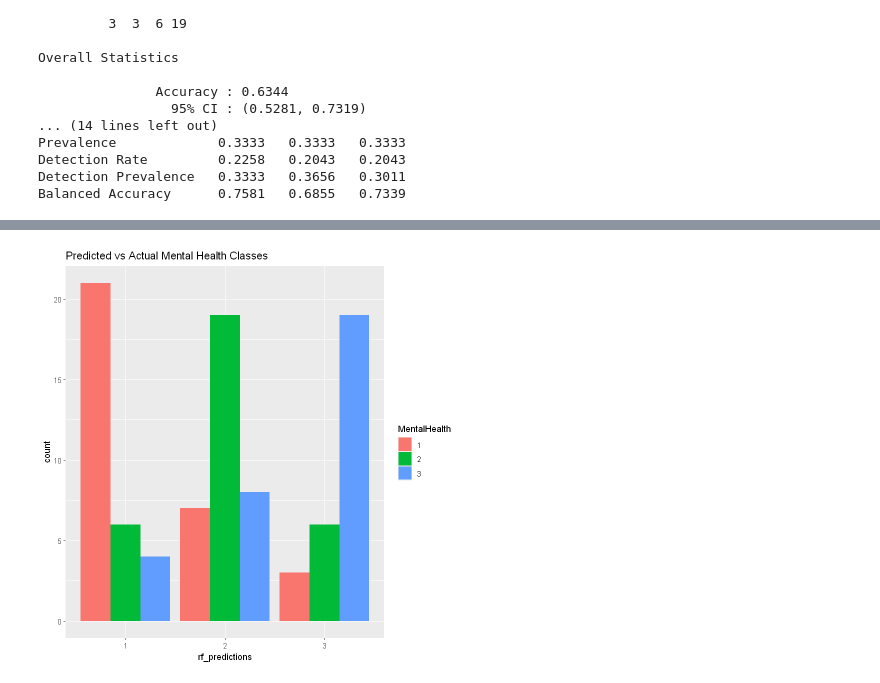
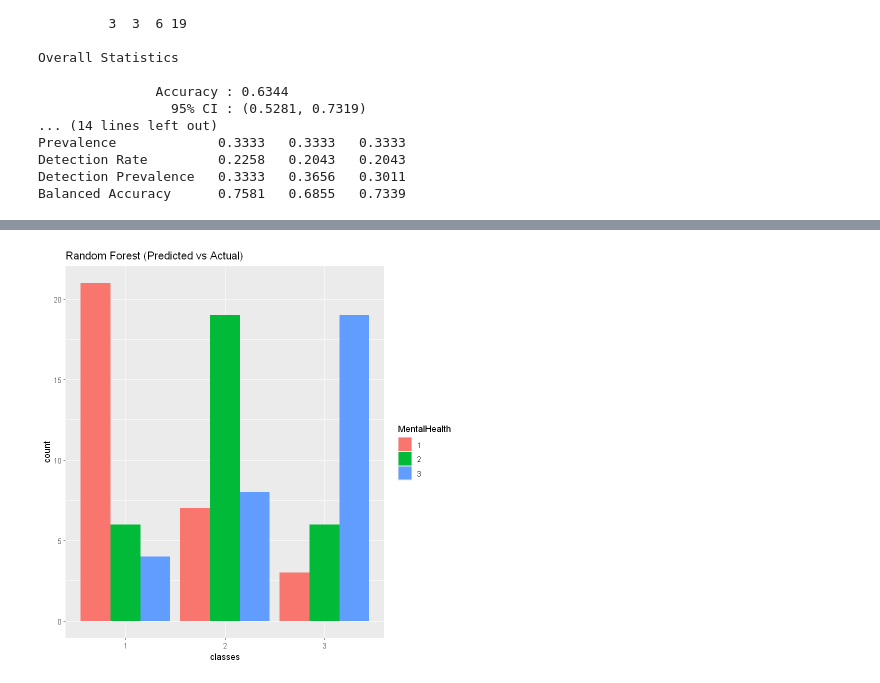
Before and after one commit to robertmackevic/dm-project, a Jupyter notebook: classification.ipynb, the cells around one changed output, grey strips where cells are left out. Saved outputs shown, nothing was run; the diff lists cells and outputs as text; code cells hidden in the pictures.

```diff
--- a/classification.ipynb
+++ b/classification.ipynb
@@ -206,6 +238,7 @@ Balanced Accuracy      0.7581   0.6855   0.7339
 # %%
 ggplot(data = test_data, aes(x = rf_predictions, fill = MentalHealth)) +
   geom_bar(position = "dodge") +
-  labs(title = "Predicted vs Actual Mental Health Classes")
+  labs(title = "Random Forest (Predicted vs Actual)") +
+  xlab("classes")
 # %% [output]
-[figure, old version]
+[figure, new version]
```
Also changed, not shown: parts of 5 cells of this notebook.
